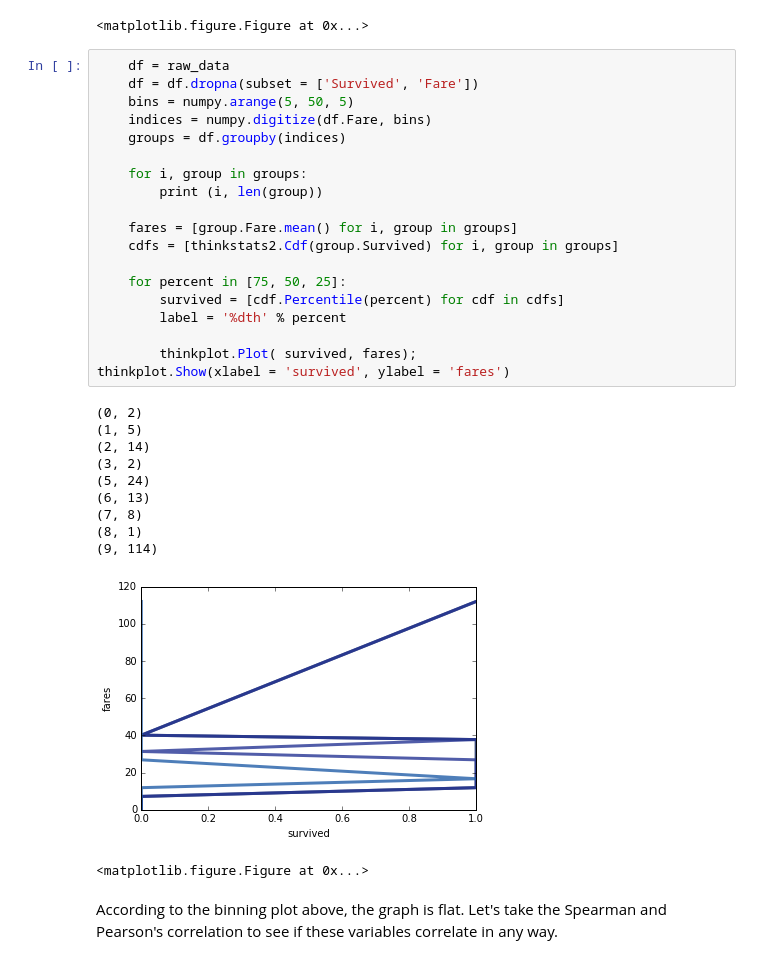
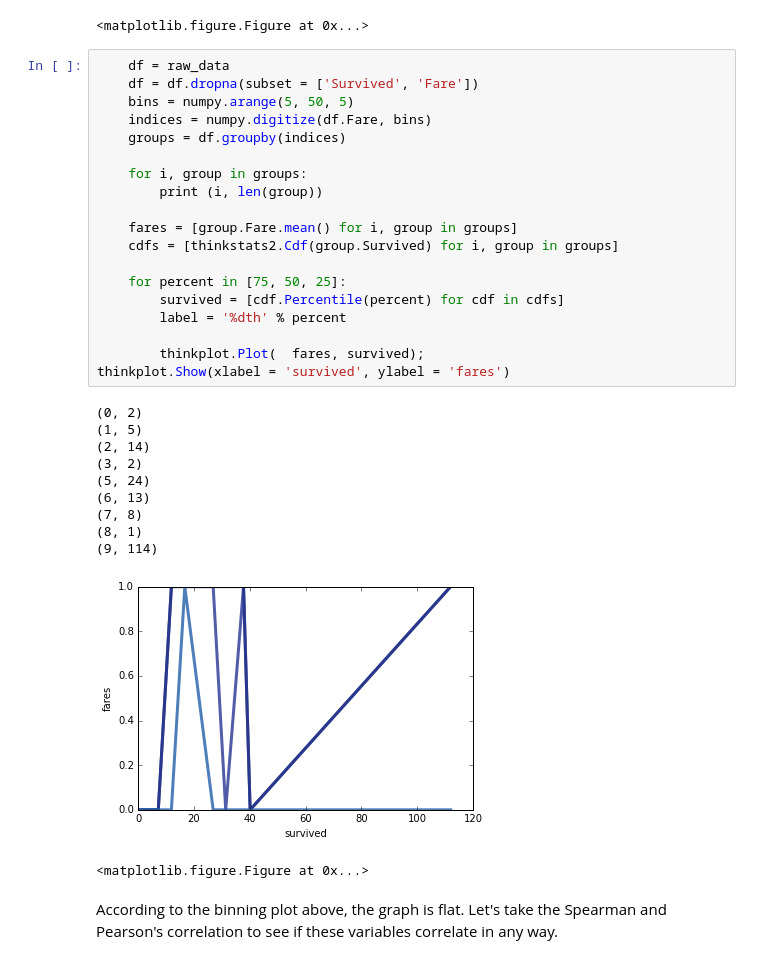
Before and after one commit to CaseyAlvarado/DataScience16WarmupProject, a Jupyter notebook: data_exploration.ipynb, the cells around one changed output. Saved outputs shown, nothing was run; the diff lists cells and outputs as text.

```diff
--- a/data_exploration.ipynb
+++ b/data_exploration.ipynb
@@ -296,33 +301,33 @@ thinkplot.Show(xlabel = 'survived, 0 = death, 1 = survived', ylabel = 'number of
 # %%
     df = raw_data
     df = df.dropna(subset = ['Survived', 'Fare'])
     bins = numpy.arange(5, 50, 5)
     indices = numpy.digitize(df.Fare, bins)
     groups = df.groupby(indices)
 
     for i, group in groups:
         print (i, len(group))
 
     fares = [group.Fare.mean() for i, group in groups]
     cdfs = [thinkstats2.Cdf(group.Survived) for i, group in groups]
 
     for percent in [75, 50, 25]:
         survived = [cdf.Percentile(percent) for cdf in cdfs]
         label = '%dth' % percent
 
-        thinkplot.Plot( survived, fares);
+        thinkplot.Plot(  fares, survived);
 thinkplot.Show(xlabel = 'survived', ylabel = 'fares')
 # %% [output]
 (0, 2)
 (1, 5)
 (2, 14)
 (3, 2)
 (5, 24)
 (6, 13)
 (7, 8)
 (8, 1)
 (9, 114)
-[figure, old version]
+[figure, new version]
 <matplotlib.figure.Figure at 0x...>
 # %% [markdown]
 According to the binning plot above, the graph is flat. Let's take the Spearman and Pearson's correlation to see if these variables correlate in any way.
```
Also changed, not shown: parts of 7 cells of this notebook, 2 other files.
